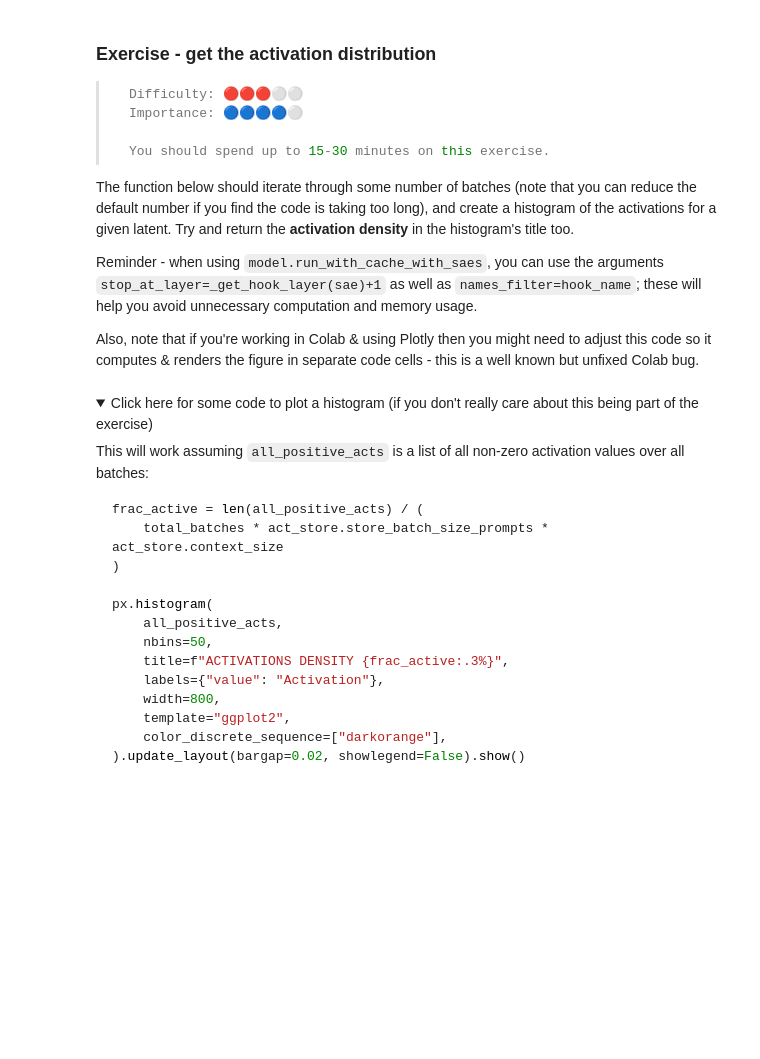
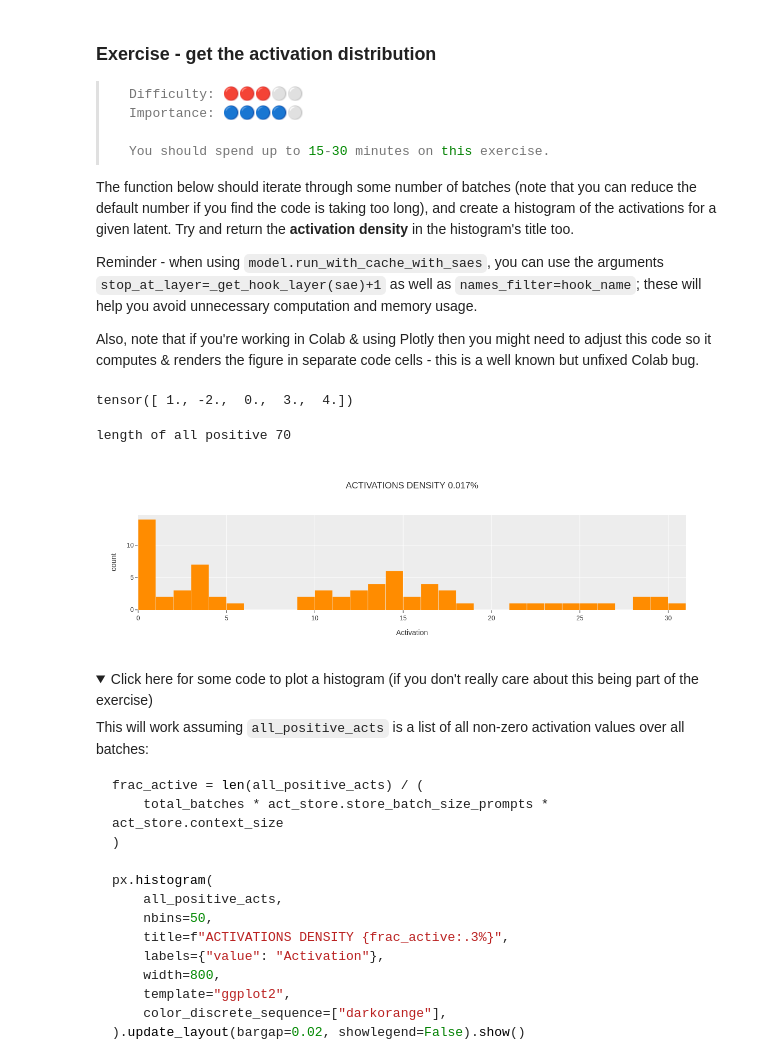
Before and after one commit to Shimin-Zhang/ARENA_Progress, a Jupyter notebook: chapter1_transformer_interp/exercises/part33_interp_with_saes/1.3.3_Interpretability_with_SAEs_exercises.ipynb, the cells around one changed output. Drawn from its saved outputs; the diff is of its cells as text; code cells hidden in the pictures; folded sections open; blank space fills up the shorter version.

Commit message:
1.3.3 section 1 through the attention-SAE dashboards: SAELens intro, dashboards, activation histogram, max-activating examples; autointerp skipped; next: derive attention DFA (learner work)

```diff
--- a/chapter1_transformer_interp/exercises/part33_interp_with_saes/1.3.3_Interpretability_with_SAEs_exercises.ipynb
+++ b/chapter1_transformer_interp/exercises/part33_interp_with_saes/1.3.3_Interpretability_with_SAEs_exercises.ipynb
@@ -768,22 +925,55 @@ The function below should iterate through some number of batches (note that you
 Reminder - when using `model.run_with_cache_with_saes`, you can use the arguments `stop_at_layer=_get_hook_layer(sae)+1` as well as `names_filter=hook_name`; these will help you avoid unnecessary computation and memory usage.
 
 Also, note that if you're working in Colab & using Plotly then you might need to adjust this code so it computes & renders the figure in separate code cells - this is a well known but unfixed Colab bug.
-# %%
-def show_activation_histogram(
-    model: HookedSAETransformer,
-    sae: SAE,
-    act_store: ActivationsStore,
-    latent_idx: int,
-    total_batches: int = 200,
-):
-    """
-    Displays the activation histogram for a particular latent, computed across `total_batches`
-    batches from `act_store`.
-    """
-    raise NotImplementedError()
-
-
-show_activation_histogram(gpt2, gpt2_sae, gpt2_act_store, latent_idx=9)
+# %%
+a = t.tensor([1.0, -2.0, 0.0])
+b = t.tensor([3.0, 4.0])
+t.cat([a, b], dim=0)
+# %% [output]
+tensor([ 1., -2.,  0.,  3.,  4.])
+# %%
+def show_activation_histogram(
+    model: HookedSAETransformer,
+    sae: SAE,
+    act_store: ActivationsStore,
+    latent_idx: int,
+    total_batches: int = 200,
+):
+    """
+    Displays the activation histogram for a particular latent, computed across `total_batches`
+    batches from `act_store`.
+    """
+    all_positive_acts = []
+    for i in range(total_batches):
+        batch = act_store.get_batch_tokens()
+        stop_at_layer = _get_hook_layer(sae) + 1
+        sae_hook_name = f"{sae.cfg.metadata.hook_name}.hook_sae_acts_post"
+        _, cache = model.run_with_cache_with_saes(batch, saes=[sae], stop_at_layer = stop_at_layer, names_filter=[sae_hook_name])
+        sae_act = cache[sae_hook_name][:, :, latent_idx] # batch, context,
+        sae_act = einops.rearrange(sae_act, 'b c -> (b c)')
+        all_positive_acts.append(sae_act[sae_act > 0.0])
+
+    all_positive_acts = t.cat(all_positive_acts, dim=0).to('cpu')
+    print('length of all positive', len(all_positive_acts))
+    frac_active = len(all_positive_acts) / (
+        total_batches * act_store.store_batch_size_prompts * act_store.context_size
+    )
+
+    px.histogram(
+        all_positive_acts,
+        nbins=50,
+        title=f"ACTIVATIONS DENSITY {frac_active:.3%}",
+        labels={"value": "Activation"},
+        width=800,
+        template="ggplot2",
+        color_discrete_sequence=["darkorange"],
+    ).update_layout(bargap=0.02, showlegend=False).show()
+
+
+show_activation_histogram(gpt2, gpt2_sae, gpt2_act_store, latent_idx=9)
+# %% [output]
+length of all positive 70
+[figure, added]
 # %% [markdown]
 <details>
 <summary>Click here for some code to plot a histogram (if you don't really care about this being part of the exercise)</summary>
```
Also changed, not shown: parts of 21 cells of this notebook.
